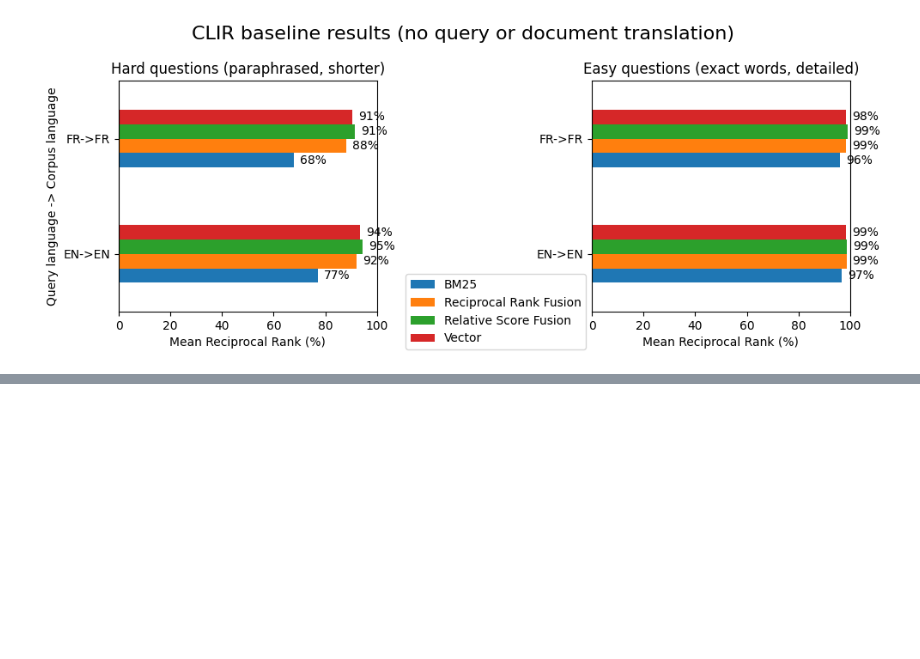
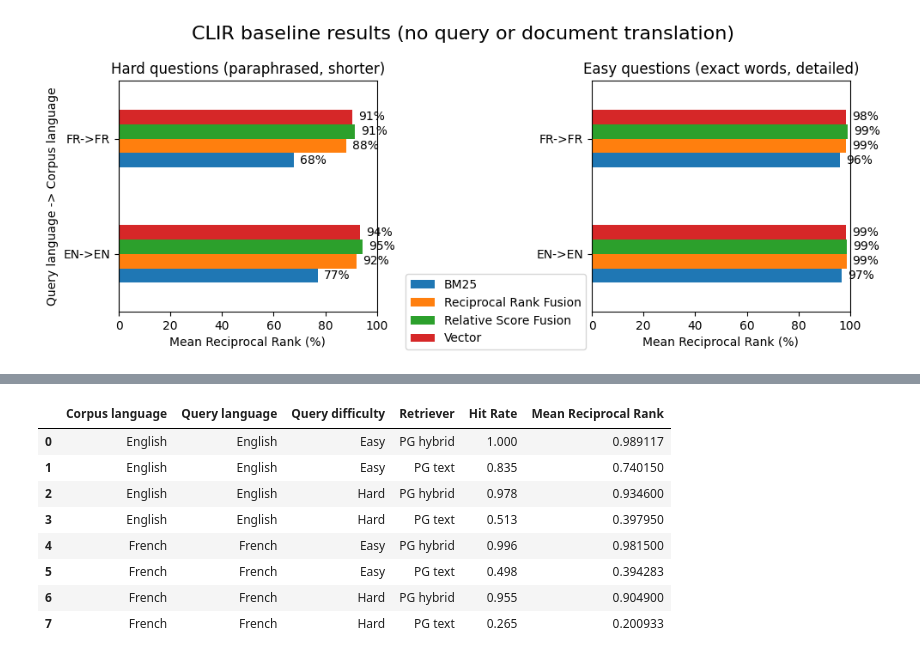
Before and after one commit to justice-bac/laws-clir, a Jupyter notebook: 4_hybrid_eval.ipynb, the cells around one changed output, grey strips where cells are left out. Drawn from its saved outputs; the diff is of its cells as text; code cells hidden in the pictures; blank space fills up the shorter version.

Commit message:
postgres results

```diff
--- a/4_hybrid_eval.ipynb
+++ b/4_hybrid_eval.ipynb
@@ -472,0 +664,50 @@ plt.show()
+# %%
+# Nicer labels for the results
+column_mapping = {
+    "retrievers": "Retriever",
+    "hit_rate": "Hit Rate",
+    "mrr": "Mean Reciprocal Rank",
+    "test_set": "Queries",
+}
+value_mapping = {
+    "fra_pgtext_retriever": "PG text (French)",
+    "eng_pgtext_retriever": "PG text (English)",
+    "fra_pghybrid_retriever": "PG hybrid (French)",
+    "eng_pghybrid_retriever": "PG hybrid (English)",
+    "eng_to_eng_easy": "English (Easy)",
+    "eng_to_eng_hard": "English (Hard)",
+    "fra_to_fra_easy": "French (Easy)",
+    "fra_to_fra_hard": "French (Hard)",
+    "eng_to_fra_easy": "English (Easy)",
+    "eng_to_fra_hard": "English (Hard)",
+    "fra_to_eng_easy": "French (Easy)",
+    "fra_to_eng_hard": "French (Hard)",
+}
+
+result_cross2 = result.rename(columns=column_mapping)
+result_cross2 = result_cross2.replace(value_mapping)
+
+# Split the columns so that "BM25 (French)" becomes two columns: "Retriever: BM25" and "Corpus language: French"
+result_cross2["Corpus language"] = result_cross2["Retriever"].str.split(" \(").str[1].str[:-1]
+result_cross2["Retriever"] = result_cross2["Retriever"].str.split(" \(").str[0]
+
+# Split the columns so that "English (Easy)" becomes two columns: "Query language: English" and "Query difficulty: Easy"
+result_cross2["Query language"] = result_cross2["Queries"].str.split(" \(").str[0]
+result_cross2["Query difficulty"] = result_cross2["Queries"].str.split(" \(").str[1].str[:-1]
+
+result_cross2 = result_cross2[
+    ['Corpus language', 'Query language', 'Query difficulty', 'Retriever', 'Hit Rate', 'Mean Reciprocal Rank']
+].sort_values(by=['Corpus language', 'Query language', 'Query difficulty', 'Retriever'])
+
+result_cross2.reset_index(inplace=True, drop=True)
+result_cross2
+# %% [output]
+|  | Corpus language | Query language | Query difficulty | Retriever | Hit Rate | Mean Reciprocal Rank |
+| 0 | English | English | Easy | PG hybrid | 1.000 | 0.989117 |
+| 1 | English | English | Easy | PG text | 0.835 | 0.740150 |
+| 2 | English | English | Hard | PG hybrid | 0.978 | 0.934600 |
+| 3 | English | English | Hard | PG text | 0.513 | 0.397950 |
+| 4 | French | French | Easy | PG hybrid | 0.996 | 0.981500 |
+| 5 | French | French | Easy | PG text | 0.498 | 0.394283 |
+| 6 | French | French | Hard | PG hybrid | 0.955 | 0.904900 |
+| 7 | French | French | Hard | PG text | 0.265 | 0.200933 |
```
Also changed, not shown: parts of 14 cells of this notebook, 2 other files.
